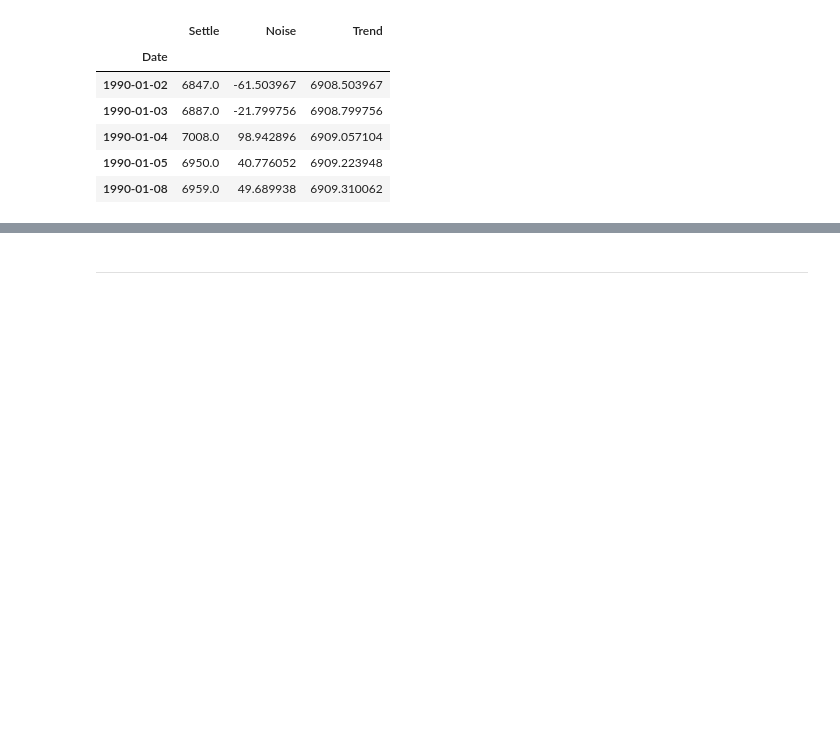
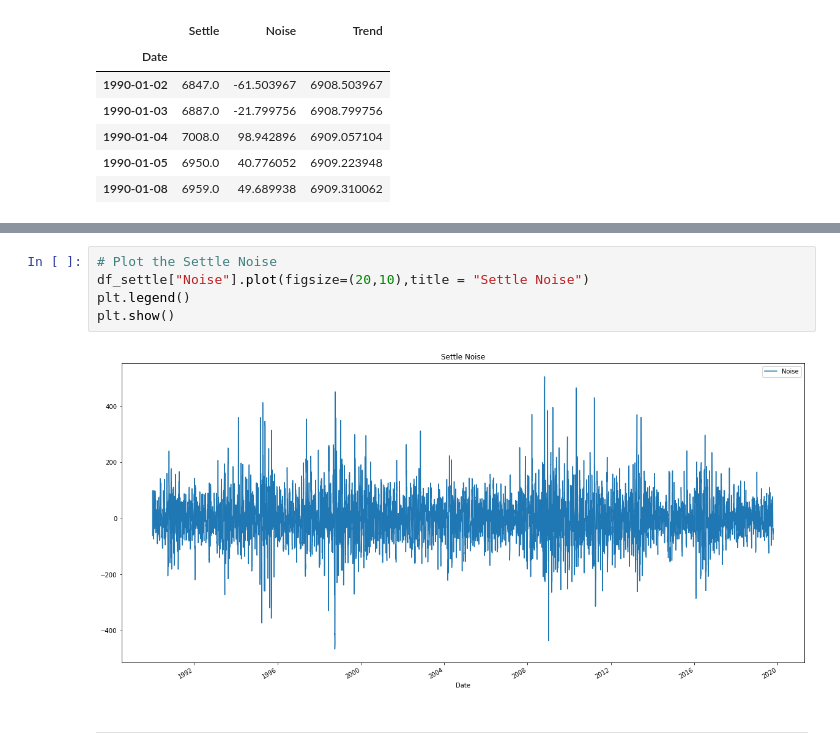
Before and after one commit to laufrankb/Time-Series-Analysis, a Jupyter notebook: Starter_Code/time_series_analysis.ipynb, the cells around one changed output, grey strips where cells are left out. Drawn from its saved outputs; the diff is of its cells as text; blank space fills up the shorter version.

```diff
--- a/Starter_Code/time_series_analysis.ipynb
+++ b/Starter_Code/time_series_analysis.ipynb
@@ -79,3 +82,10 @@ df_settle.head()
+# %%
+# Plot the Settle Noise
+df_settle["Noise"].plot(figsize=(20,10),title = "Settle Noise")
+plt.legend()
+plt.show()
+# %% [output]
+[figure, added]
 # %% [markdown]
 ---
 # %% [markdown]
```
Also changed, not shown: parts of 23 cells of this notebook.
